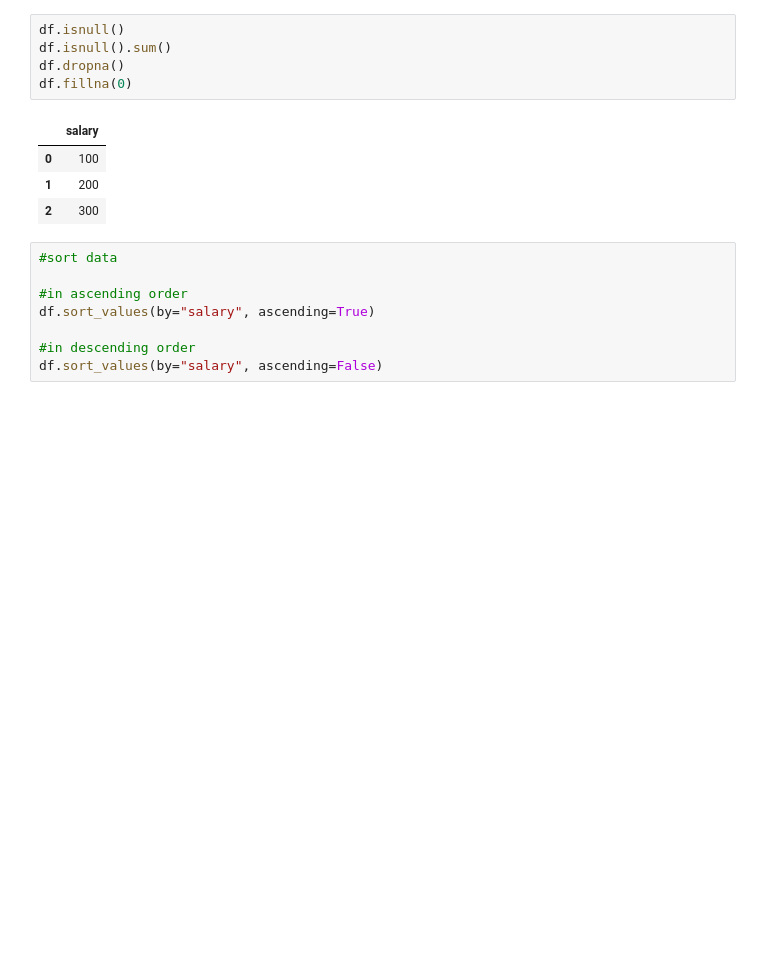
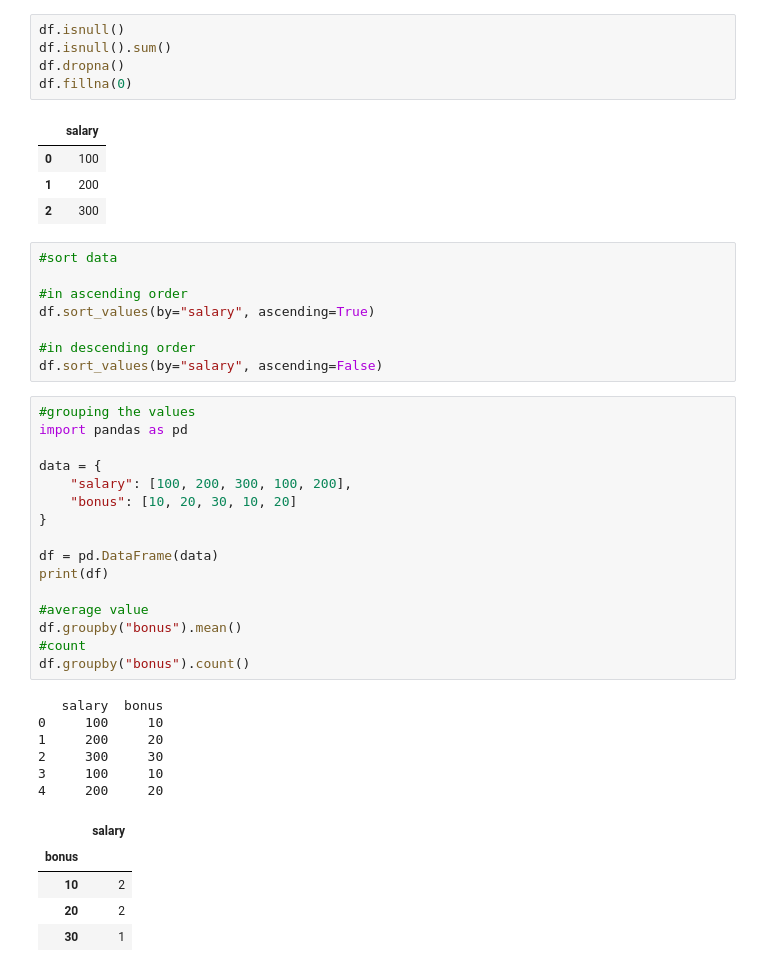
Before and after one commit to nirajbhayera4/Machine-Learning, a Jupyter notebook: pandas.ipynb, the cells around one changed output. Cells and saved outputs as stored; diff of their text form; blank space fills up the shorter version.

Commit message:
feat : grouping the implementation

```diff
--- a/pandas.ipynb
+++ b/pandas.ipynb
@@ -232,3 +232,31 @@ df.sort_values(by="salary", ascending=True)
 
 #in descending order
 df.sort_values(by="salary", ascending=False)
+# %%
+#grouping the values
+import pandas as pd
+
+data = {
+    "salary": [100, 200, 300, 100, 200],
+    "bonus": [10, 20, 30, 10, 20]
+}
+
+df = pd.DataFrame(data)
+print(df)
+
+#average value
+df.groupby("bonus").mean()
+#count
+df.groupby("bonus").count()
+# %% [output]
+   salary  bonus
+0     100     10
+1     200     20
+2     300     30
+3     100     10
+4     200     20
+|  | salary |
+| bonus |  |
+| 10 | 2 |
+| 20 | 2 |
+| 30 | 1 |
```
